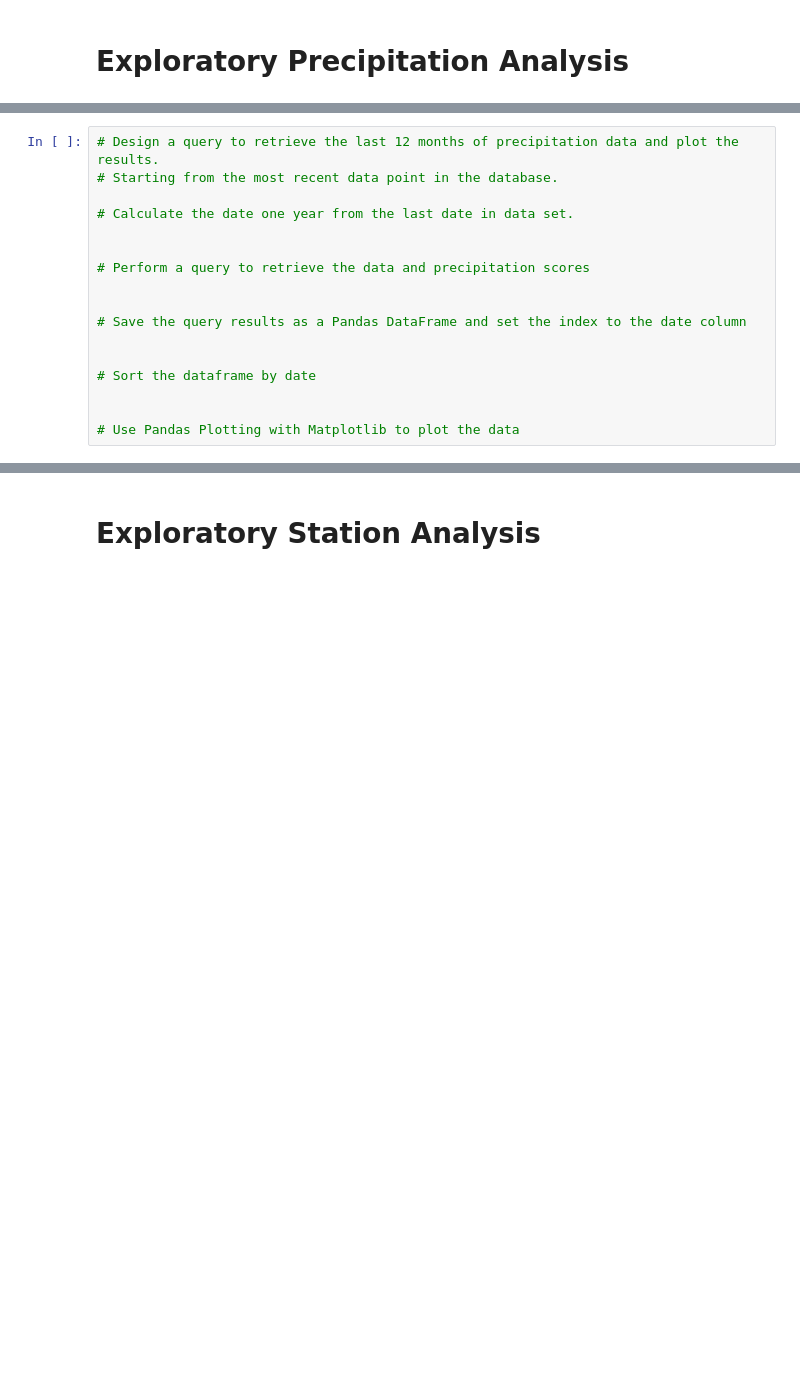
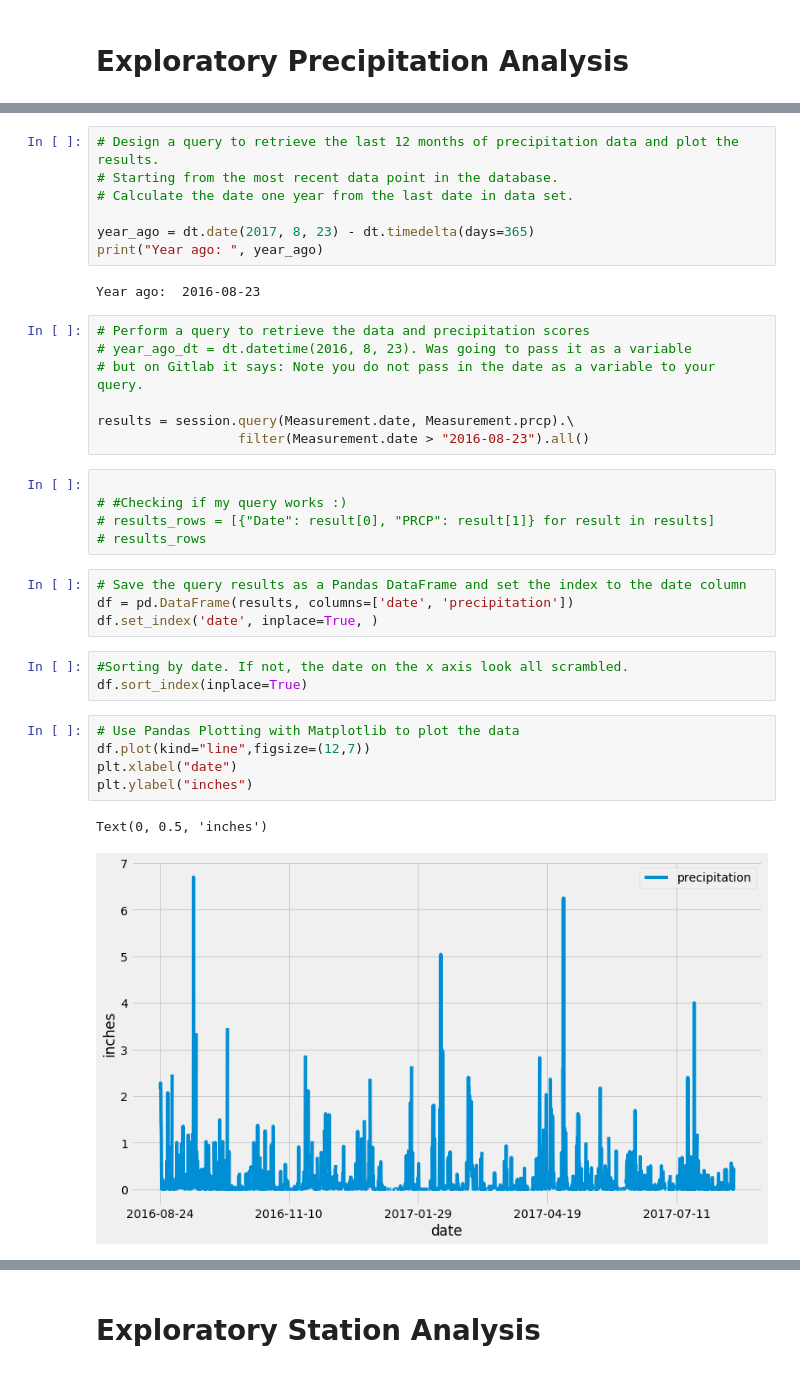
Before and after one commit to angieglass/sqlalchemy-challenge, a Jupyter notebook: climate_starter.ipynb, the cells around one changed output, grey strips where cells are left out. Saved outputs shown, nothing was run; the diff lists cells and outputs as text; blank space fills up the shorter version.

Commit message:
Precipitation Analysis done

```diff
--- a/climate_starter.ipynb
+++ b/climate_starter.ipynb
@@ -70,18 +106,37 @@ first_row_measure.__dict__
 # %%
 # Design a query to retrieve the last 12 months of precipitation data and plot the results.
 # Starting from the most recent data point in the database.
-
 # Calculate the date one year from the last date in data set.
 
-
-# Perform a query to retrieve the data and precipitation scores
-
-
-# Save the query results as a Pandas DataFrame and set the index to the date column
-
-
-# Sort the dataframe by date
-
-
-# Use Pandas Plotting with Matplotlib to plot the data
+year_ago = dt.date(2017, 8, 23) - dt.timedelta(days=365)
+print("Year ago: ", year_ago)
+# %% [output]
+Year ago:  2016-08-23
+# %%
+# Perform a query to retrieve the data and precipitation scores
+# year_ago_dt = dt.datetime(2016, 8, 23). Was going to pass it as a variable
+# but on Gitlab it says: Note you do not pass in the date as a variable to your query.
+
+results = session.query(Measurement.date, Measurement.prcp).\
+                  filter(Measurement.date > "2016-08-23").all()
+# %%
+
+# #Checking if my query works :)
+# results_rows = [{"Date": result[0], "PRCP": result[1]} for result in results]
+# results_rows
+# %%
+# Save the query results as a Pandas DataFrame and set the index to the date column
+df = pd.DataFrame(results, columns=['date', 'precipitation'])
+df.set_index('date', inplace=True, )
+# %%
+#Sorting by date. If not, the date on the x axis look all scrambled.
+df.sort_index(inplace=True)
+# %%
+# Use Pandas Plotting with Matplotlib to plot the data
+df.plot(kind="line",figsize=(12,7))
+plt.xlabel("date")
+plt.ylabel("inches")
+# %% [output]
+Text(0, 0.5, 'inches')
+[figure, added]
 # %%
```
Also changed, not shown: parts of 8 cells of this notebook.
